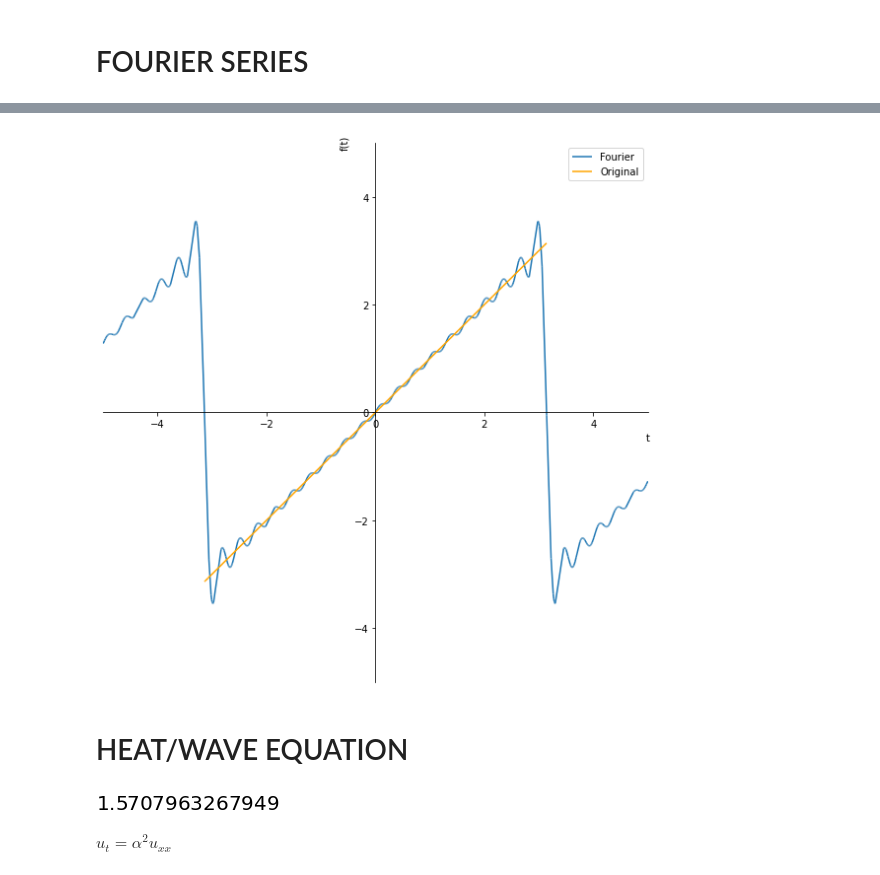
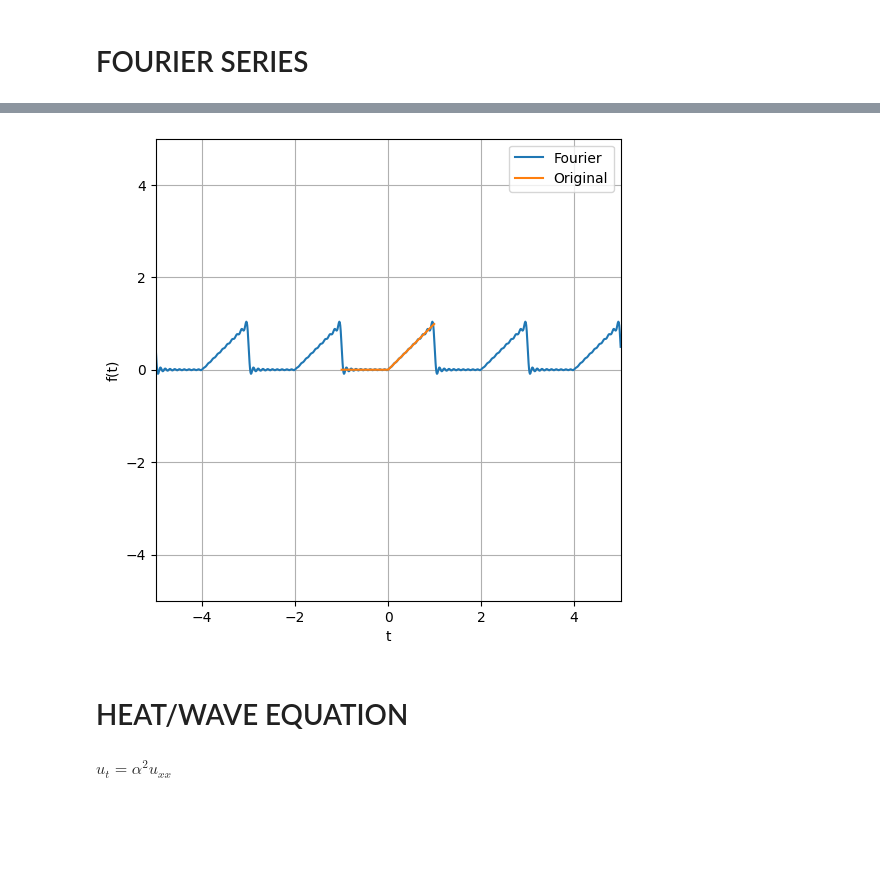
Before and after one commit to jasonhadinata/differential_equations_tools, a Jupyter notebook: Intro_to_DE_Tools.ipynb, the cells around one changed output, grey strips where cells are left out. Cells and saved outputs as stored; diff of their text form; code cells hidden in the pictures; blank space fills up the shorter version.

```diff
--- a/Intro_to_DE_Tools.ipynb
+++ b/Intro_to_DE_Tools.ipynb
@@ -86,10 +85,10 @@ plt.show()
 # %% [markdown]
 # PHASE PLANE
 # %%
-VIEWPORT_PP = (-100,100),(-100,100)
+viewport_pp = (-100,100),(-100,100)
 
-A = np.array([[0.5,-1],
-              [1,0.5]])
+A = np.array([[1,-1],
+              [1,1]])
 
 def x_(x,y):
   return np.array([2*x-x*y,
@@ -105,19 +104,20 @@ x0_T = np.array([[50,50],
 source = "A" #@param ["A", "x_"]
 draw_eigen = True #@param {type:"boolean"}
 draw_x0 = True #@param {type:"boolean"}
-end_t = 53 #@param {type:"slider", min:0, max:100, step:1}
+end_t = 4 #@param {type:"slider", min:0, max:100, step:1}
+figure_height = 6 #@param {type:"slider", min:6, max:12, step:0.5}
 length_representation = "colour" #@param ["colour", "length"]
 
 n_x2 = 20
 
 # Setting viewport
-(init_x1,end_x1),(init_x2,end_x2) = VIEWPORT_PP
+(init_x1,end_x1),(init_x2,end_x2) = viewport_pp
 length_x1,length_x2 = (end_x1 - init_x1),(end_x2 - init_x2)
 
 ratio = length_x1/length_x2
 if ratio < 1/2 or ratio > 1:
   ratio = 16/9
-plt.rcParams["figure.figsize"] = (ratio*8,8)
+plt.rcParams["figure.figsize"] = (ratio*figure_height,figure_height)
 
 # Make x'(t) as a vector
 if source == "A":
@@ -245,39 +237,48 @@ ff.truncate(10)
 # %%
-VIEWPORT_FS = (-5,5),(-5,5)
+viewport_fs = (-5,5),(-5,5)
 # %%
 #@title Draw the Fourier Series { run: "auto", vertical-output: true, display-mode: "form" }
 n_term = 19 #@param {type:"slider", min:0, max:100, step:1}
+figure_height = 6 #@param {type:"slider", min:6, max:12, step:0.5}
 show_original = True #@param {type:"boolean"}
 
 # Setting viewport
-(init_x,end_x),(init_y,end_y) = VIEWPORT_FS
+(init_x,end_x),(init_y,end_y) = viewport_fs
 length_x,length_y = (end_x - init_x),(end_y - init_y)
 
-ratio = length_x/length_y
-if ratio < 1/2 or ratio > 1:
-  ratio = 16/9
+if length_y/length_x < 1/2:
+  plt.rcParams["figure.figsize"] = (4/3 * figure_height,figure_height)
+elif length_y/length_x <= 1:
+  plt.rcParams["figure.figsize"] = (figure_height * length_x/length_y,figure_height)
+else:
+  plt.rcParams["figure.figsize"] = (4/3 * figure_height,figure_height)
 
-p1 = plot(ff.truncate(n_term),(t,init_x,end_x),xlabel='t',ylabel='f(t)',
-          axis_center='center',xlim=(init_x,end_x),ylim=(init_y,end_y),
-          size=(ratio*8,8),show=False,label='Fourier')
+f_np = lambdify(t,f)
+ff_np = lambdify(t,ff.truncate(n_term+1))
 
+x = np.linspace(init_x,end_x,1000+1)
+
+y_f = f_np(x)
+y_ff = ff_np(x)
+
+plt.plot(x,y_ff,label='Fourier')
 if show_original:
-  p2 = plot(f,show=False,line_color='orange',label='Original')
-  p1.extend(p2)
+    plt.plot(x,y_f,label='Original')
 
-p1.legend = True
-p1.show()
+plt.xlim(init_x,end_x);plt.ylim(init_y,end_y)
+plt.xlabel('t');plt.ylabel('f(t)')
+
+plt.legend(loc='best')
+
+plt.grid()
+plt.show()
 # %% [output]
-[figure, old version]
+[figure, new version]
 # %% [markdown]
 # HEAT/WAVE EQUATION
 # %%
 boundary_condition = np.array([[1,0],
                                [1,0]])
-# %%
-np.arccos(0)
-# %% [output]
-[figure, removed]
 # %% [markdown]
 $u_{t}=\alpha^2 u_{xx}$
 # %%
```
Also changed, not shown: parts of 8 cells of this notebook.
